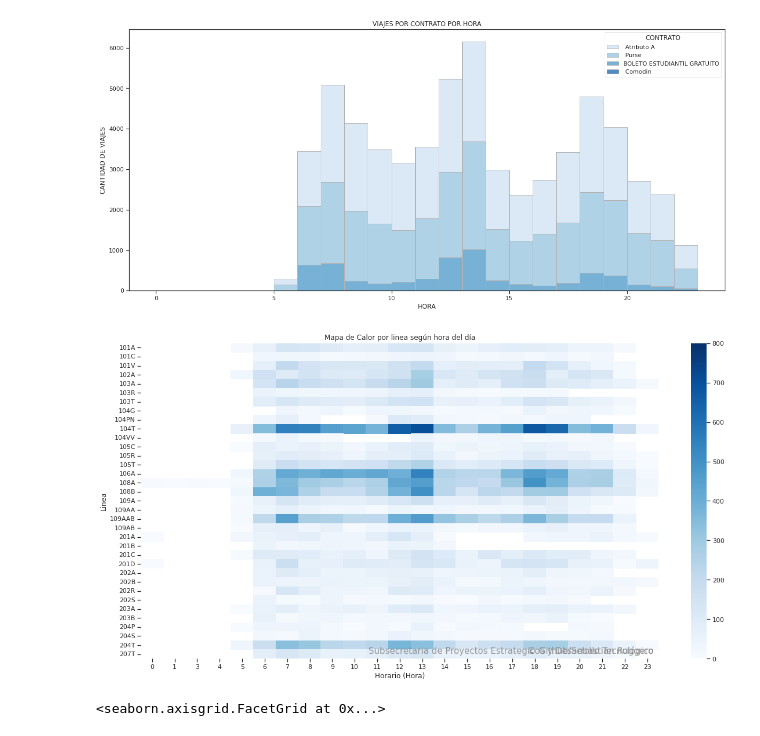
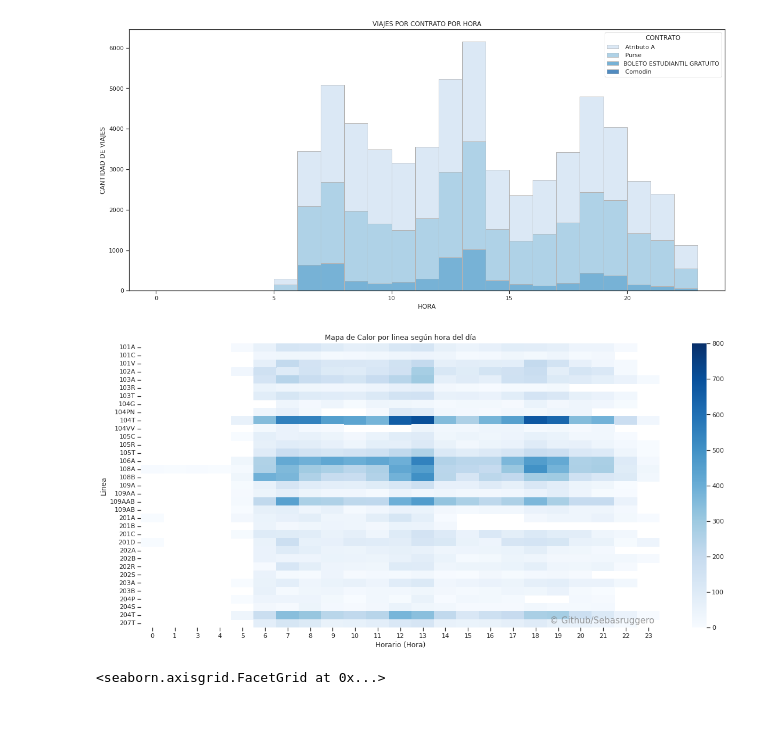
Before and after one commit to sebasruggero/analisis_transporte_catamarca, a Jupyter notebook: Análisis_Catamarca.ipynb, the cells around one changed output. Saved outputs shown, nothing was run; the diff lists cells and outputs as text; code cells hidden in the pictures.

```diff
--- a/Análisis_Catamarca.ipynb
+++ b/Análisis_Catamarca.ipynb
@@ -91,44 +75,36 @@ ax.set(xlabel='HORA',
 # %%
 ## Funcion para generar un Heatmap con los horarios con mas actividad
 
-def heatmap_diario(df):
+def heatmap_diario(dataframe):
 
 
     # Data
     df = dataframe.copy()
     df["hour"] = pd.DatetimeIndex(df['FECHATRX']).hour
     df["linea"] = df['DESC_RAMAL']
     daily_activity = df.groupby(by=['linea','hour']).count()['FECHATRX'].unstack()
 
     # Armamos la figura
-    fig, ax = plt.subplots(figsize=(20,10))
+    fig, ax = plt.subplots(figsize=(20,9))
     sns.heatmap(daily_activity, robust=True, vmin=0, vmax=800, cmap="Blues") # "YlOrBr
 
     # Asignamos las etiquetas
     plt.xlabel("Horario (Hora)", fontsize= 12, x = 0.5)
     plt.ylabel("Linea", fontsize= 12)
     plt.title("Mapa de Calor por linea según hora del día")
 
     # Marca Agua
-    ax.text(0.99, 0.01, '© Github/Sebastian Ruggero',
+    ax.text(0.99, 0.01, '© Github/Sebasruggero',
             verticalalignment='bottom',
             horizontalalignment='right',
             transform=ax.transAxes,
             color='grey',
             fontsize=15,
             alpha = 0.8)   # Marca Agua
-    ax.text(0.99, 0.01, 'Subsecretaria de Proyectos Estrategicos y Desarrollo Tecnológico',
-            verticalalignment='bottom',
-            horizontalalignment='right',
-            transform=ax.transAxes,
-            color='grey',
-            fontsize=15,
-            alpha = 0.8)
 
-
-heatmap_diario(df)
+heatmap_diario(dataframe)
 # %% [output]
-[figure, old version]
+[figure, new version]
 # %%
 ## Ahora vamos a graficar un mapa de calor por tipo de contrato por linea
 df_filter = dataframe[dataframe.CONTRATO.isin([" Atributo A", " Purse", "BOLETO ESTUDIANTIL GRATUITO"])]
```
Also changed, not shown: parts of 12 cells of this notebook.
